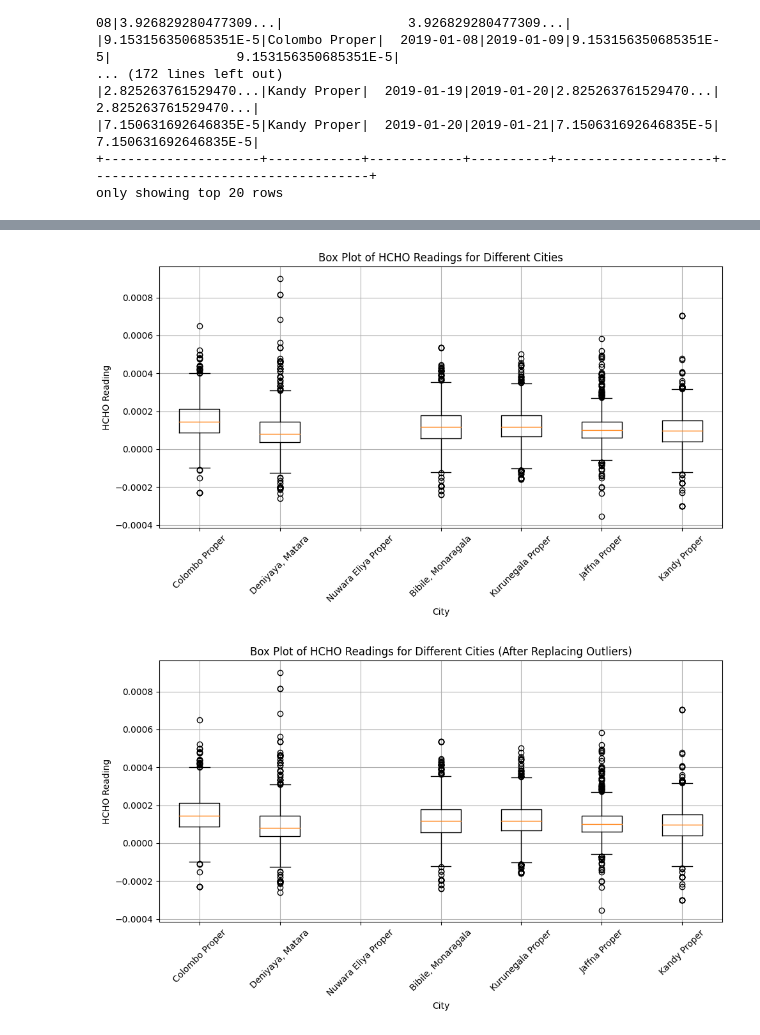
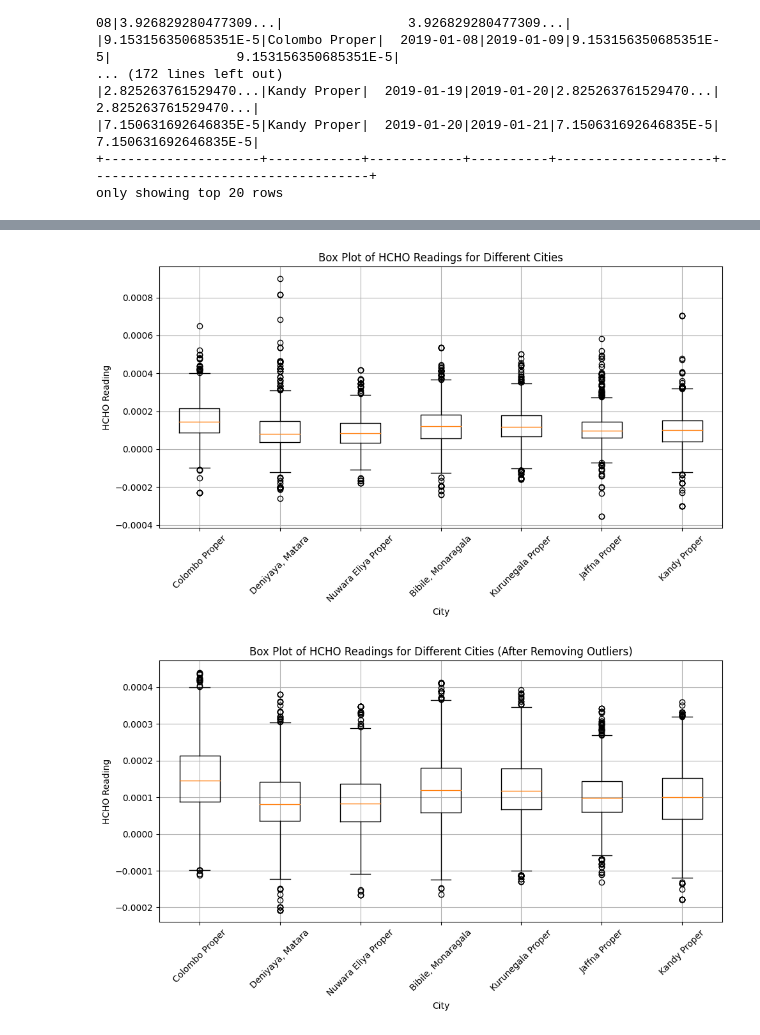
Before and after one commit to Esandu-Meth-Obadaarachchi/HCHO-level-Time-series-forecasting, a Jupyter notebook: DataEngineering.ipynb, the cells around one changed output, grey strips where cells are left out. Cells and saved outputs as stored; diff of their text form; code cells hidden in the pictures.

Commit message:
for now removed outliers

```diff
--- a/DataEngineering.ipynb
+++ b/DataEngineering.ipynb
@@ -569,6 +577,17 @@ bibile_monaragala_df = drop_and_rename_columns(bibile_monaragala_df)
 kurunegala_df = drop_and_rename_columns(kurunegala_df)
 jaffna_df = drop_and_rename_columns(jaffna_df)
 kandy_df = drop_and_rename_columns(kandy_df)
+# %%
+# Drop the existing 'HCHO reading' column
+nuwara_eliya_df = nuwara_eliya_df.drop('HCHO reading')
+
+# Drop the existing 'HCHO reading' column
+nuwara_eliya_df = nuwara_eliya_df.drop('HCHO reading_filled')
+
+nuwara_eliya_df = nuwara_eliya_df.drop('HCHO reading_filled_filled_backwards')
+
+# Rename the backward filled column to 'HCHO reading'
+nuwara_eliya_df = nuwara_eliya_df.withColumnRenamed('HCHO reading_filled_filled_backwards_filled_backwards', 'HCHO reading')
 # %%
 import matplotlib.pyplot as plt
 
@@ -596,7 +615,7 @@ plt.grid(True)
 plt.tight_layout()
 plt.show()
 # %% [output]
-[figure, old version]
+[figure, new version]
 # %%
 from pyspark.sql.functions import stddev, mean, col, abs as abs_spark
 
@@ -671,19 +707,19 @@ for city_df in city_dfs:
 # %%
 import matplotlib.pyplot as plt
 
 # Convert each DataFrame to Pandas DataFrame for plotting
-city_dfs_replaced_outliers_pd = [city_df.select("HCHO reading").toPandas() for city_df in city_dfs_replaced_outliers]
+city_dfs_without_outliers_pd = [city_df.select("HCHO reading").toPandas() for city_df in city_dfs_without_outliers]
 
 # Plot box plots for each city
 plt.figure(figsize=(10, 6))
-plt.boxplot([city_df["HCHO reading"] for city_df in city_dfs_replaced_outliers_pd],
+plt.boxplot([city_df["HCHO reading"] for city_df in city_dfs_without_outliers_pd],
             labels=[city_df.select("Location").first()[0] for city_df in city_dfs])
 plt.xlabel("City")
 plt.ylabel("HCHO Reading")
-plt.title("Box Plot of HCHO Readings for Different Cities (After Replacing Outliers)")
+plt.title("Box Plot of HCHO Readings for Different Cities (After Removing Outliers)")
 plt.xticks(rotation=45)
 plt.grid(True)
 plt.tight_layout()
 plt.show()
 # %% [output]
-[figure, old version]
+[figure, new version]
```
Also changed, not shown: parts of 3 cells of this notebook.
